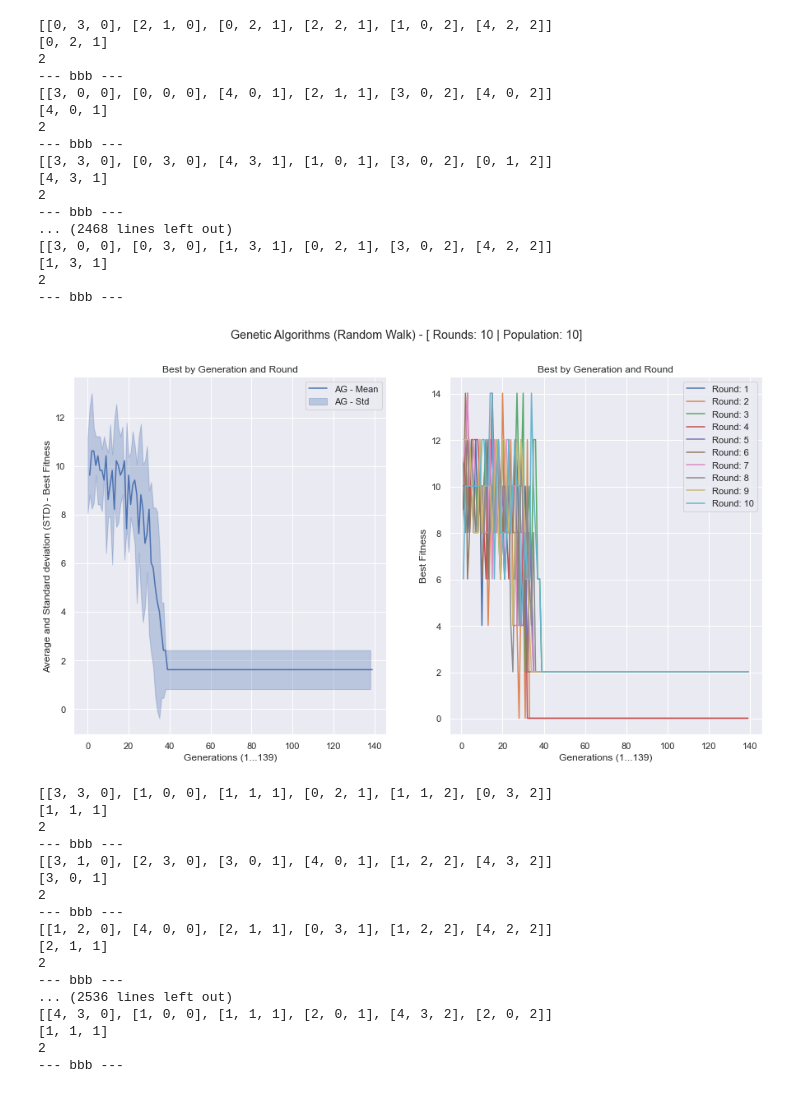
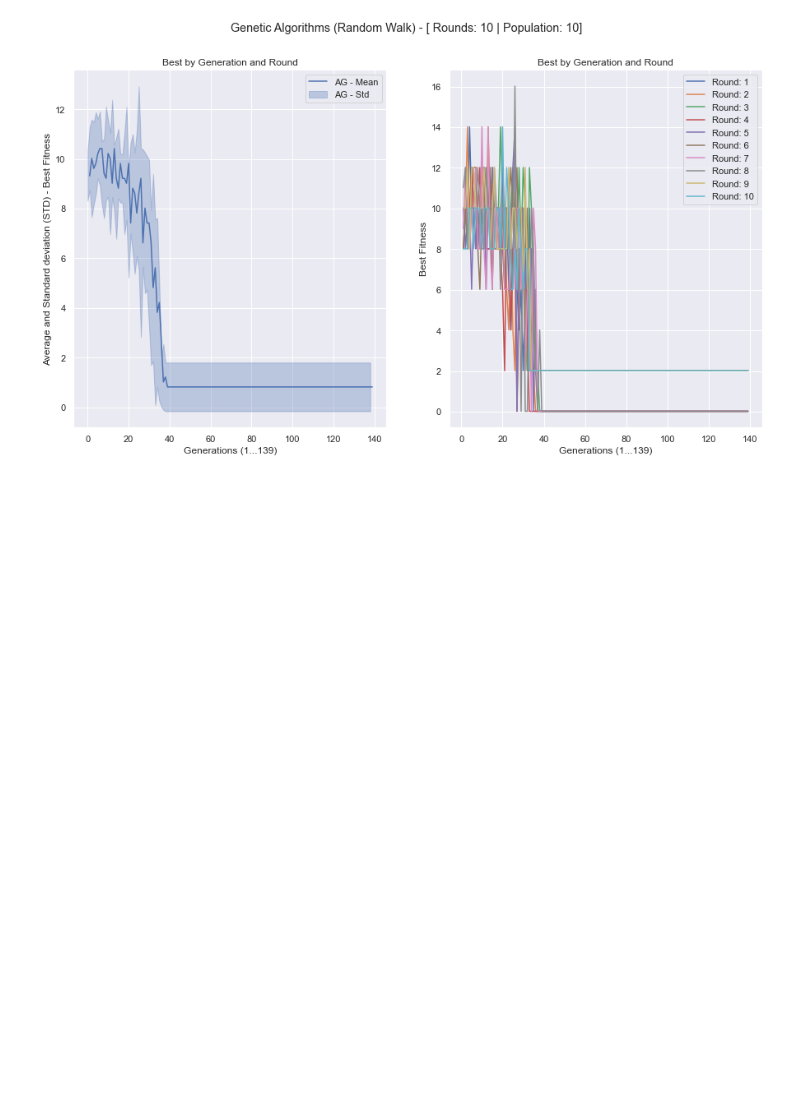
Before and after one commit to michelmontenegro/doctorWorks, a Jupyter notebook: ComputacaoEvolucionaria/Task 4 Final/Work1/Work.ipynb, the cells around one changed output. Drawn from its saved outputs; the diff is of its cells as text; code cells hidden in the pictures; blank space fills up the shorter version.

```diff
--- a/ComputacaoEvolucionaria/Task 4 Final/Work1/Work.ipynb
+++ b/ComputacaoEvolucionaria/Task 4 Final/Work1/Work.ipynb
@@ -145,14 +145,15 @@ class Individuo():
             #Verifica se vai ocorrer mutação Para cada Cromossomo no Gene
             if self.probably(probabilityMutation):
                 slotsTmp = self.gene[pos]
-                sizeSlotsTmp = len(slotsTmp)
-                halfSlotsTmp = math.floor(sizeSlotsTmp/2)
-                if sizeSlotsTmp >1:
-                    pass
-                    print(self.gene[pos])
-                    print(self.gene[pos][2])
-                    print(self.gene[pos][5][2])
-                    print("--- bbb ---")
+                value1 = self.gene[pos][0][2]
+                value2 = self.gene[pos][len(slotsTmp)-1][2]
+                self.gene[pos][0][2] = value2
+                self.gene[pos][len(slotsTmp)-1][2] = value1
+                #print(value1)
+                #print(value2)
+                #print(self.gene[pos][0][2])
+                #print(self.gene[pos][len(slotsTmp)-1][2])
+                #print("------xxx------")
 
     #Competição entre dois individuos, vence o melhor fitness
     def selection(self, rival):
@@ -196,6 +197,7 @@ class Populacao():
     x2std = []
     meanBestFitnessGeral = 0
     stdBestFitnessGeral = 0
+    recomendIndividuo = None
 
     #Atualiza a probabilidade Mutação.
     def updateProbMutation(self):
@@ -344,12 +346,19 @@ class Populacao():
                 array.append(array[-1])
         return matriz
 
+
+
     #Calcula a média e desvio padrão das gerações
     def meanStdGenerations(self):
         for listInd in zip(*self.listGenerations): #[ [ind1, ind2] [ind3, ind4, ind5] ]
             fits = []
             for ind in listInd: #[2,2]
                 fits.append(ind.fitness)
+
+                if self.recomendIndividuo==None:
+                    self.recomendIndividuo = ind
+                elif self.recomendIndividuo.fitness>ind.fitness:
+                    self.recomendIndividuo = ind
             meanFitsGen = np.mean(fits)
             self.meanBestFitness.append(round(meanFitsGen,3))
             self.stdBestFitness.append(round(np.std(fits), 3))
@@ -436,65 +445,48 @@ class Populacao():
 
         plt.legend()
         plt.show()
         fig.savefig(prefixFile+'resultPlot.png', dpi=300)
 
+        #self.recomendInd(self.recomendIndividuo.gene)
+
         # Salva em CSV (Separado por ";") indicando que os valores são Strings (%s)
         np.savetxt(prefixFile+"dataBestFitGenByRound.csv", self.bestFitnessByRoundAndGen(), delimiter =";", fmt ='%s')
         np.savetxt(prefixFile+"dataMeanStdBestFitGen.csv", self.meanStdBestFitGen(), delimiter =";", fmt ='%s')
 
     def meanStdBestFitGen(self):
         result = []
         result.append(["Std(Low)", np.round(self.meanBestFitnessGeral-self.stdBestFitnessGeral,3)])
         result.append(["Fitness(Mean)", self.meanBestFitnessGeral])
         result.append(["Std(High)", np.round(self.meanBestFitnessGeral+self.stdBestFitnessGeral,3)])
         result.append(["x1(Mean)", self.x1mean])
         result.append(["x1(Std)", self.x1std])
         result.append(["x2(Mean)", self.x2mean])
         result.append(["x2(Std)", self.x2std])
         result.insert(0, [" Status ", "Valores"])
         return result
 
+    def recomendInd(self, gene):
+        result = []
+        result.append(["Std(Low)", np.round(self.meanBestFitnessGeral-self.stdBestFitnessGeral,3)])
+        result.append(["Fitness(Mean)", self.meanBestFitnessGeral])
+        result.append(["Std(High)", np.round(self.meanBestFitnessGeral+self.stdBestFitnessGeral,3)])
+        result.append(["x1(Mean)", self.x1mean])
+        result.append(["x1(Std)", self.x1std])
+        result.append(["x2(Mean)", self.x2mean])
+        result.append(["x2(Std)", self.x2std])
+        t= []
+        for i_schoolClass in range(len(gene)):
+            t.append("Turma " + str(i_schoolClass))
+        result.insert(0, t)
+        return result
+
 pop = Populacao()
 #Executa o algoritmo com N Rodadas e M de População
 pop.runPopulation(10, 10)
 pop.showGraphMeanStdBestFitness()
 pop.runPopulation(10, 50)
 pop.showGraphMeanStdBestFitness()
 pop.runPopulation(10, 100)
 pop.showGraphMeanStdBestFitness()
 # %% [output]
-[[0, 3, 0], [2, 1, 0], [0, 2, 1], [2, 2, 1], [1, 0, 2], [4, 2, 2]]
-[0, 2, 1]
-2
---- bbb ---
-[[3, 0, 0], [0, 0, 0], [4, 0, 1], [2, 1, 1], [3, 0, 2], [4, 0, 2]]
-[4, 0, 1]
-2
---- bbb ---
-[[3, 3, 0], [0, 3, 0], [4, 3, 1], [1, 0, 1], [3, 0, 2], [0, 1, 2]]
-[4, 3, 1]
-2
---- bbb ---
-... (2468 lines left out)
-[[3, 0, 0], [0, 3, 0], [1, 3, 1], [0, 2, 1], [3, 0, 2], [4, 2, 2]]
-[1, 3, 1]
-2
---- bbb ---
-[figure, old version]
+[figure, new version]
-[[3, 3, 0], [1, 0, 0], [1, 1, 1], [0, 2, 1], [1, 1, 2], [0, 3, 2]]
-[1, 1, 1]
-2
---- bbb ---
-[[3, 1, 0], [2, 3, 0], [3, 0, 1], [4, 0, 1], [1, 2, 2], [4, 3, 2]]
-[3, 0, 1]
-2
---- bbb ---
-[[1, 2, 0], [4, 0, 0], [2, 1, 1], [0, 3, 1], [1, 2, 2], [4, 2, 2]]
-[2, 1, 1]
-2
---- bbb ---
-... (2536 lines left out)
-[[4, 3, 0], [1, 0, 0], [1, 1, 1], [2, 0, 1], [4, 3, 2], [2, 0, 2]]
-[1, 1, 1]
-2
---- bbb ---
```
Also changed, not shown: parts of 1 cell of this notebook, 7 other files.
